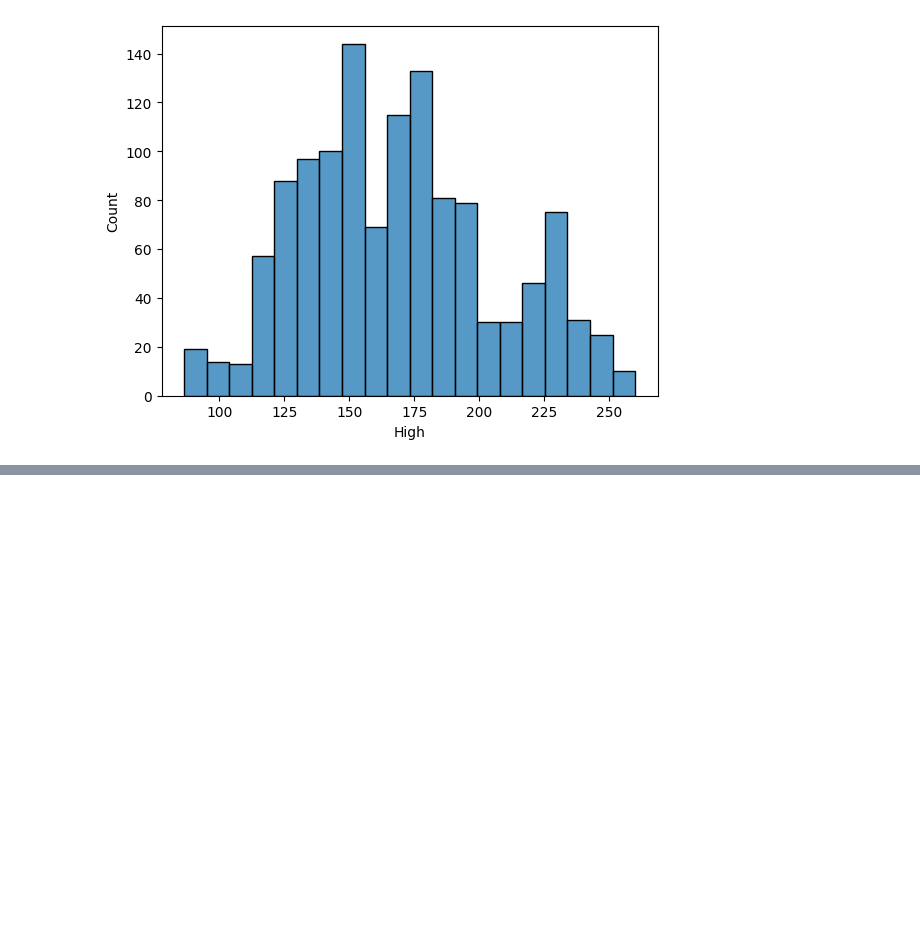
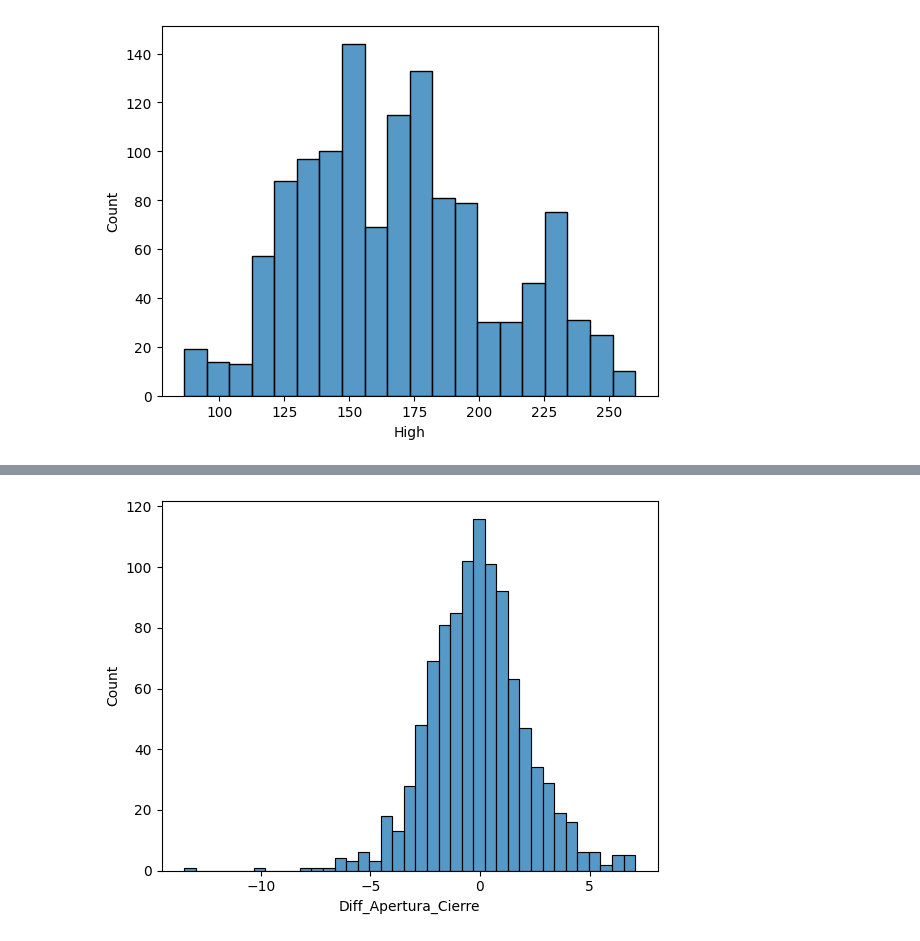
Before and after one commit to nadiasantillan/unsl-bayes-stock, a Jupyter notebook: sandbox.ipynb, the cells around one changed output, grey strips where cells are left out. Drawn from its saved outputs; the diff is of its cells as text; code cells hidden in the pictures; blank space fills up the shorter version.

```diff
--- a/sandbox.ipynb
+++ b/sandbox.ipynb
@@ -40,0 +63,4 @@ g.maximos()
+# %%
+g.diferencias_cierre_apertura(fecha_hasta=date(2024,6,12))
+# %% [output]
+[figure, added]
```
Also changed, not shown: parts of 5 cells of this notebook, 1 other file.
